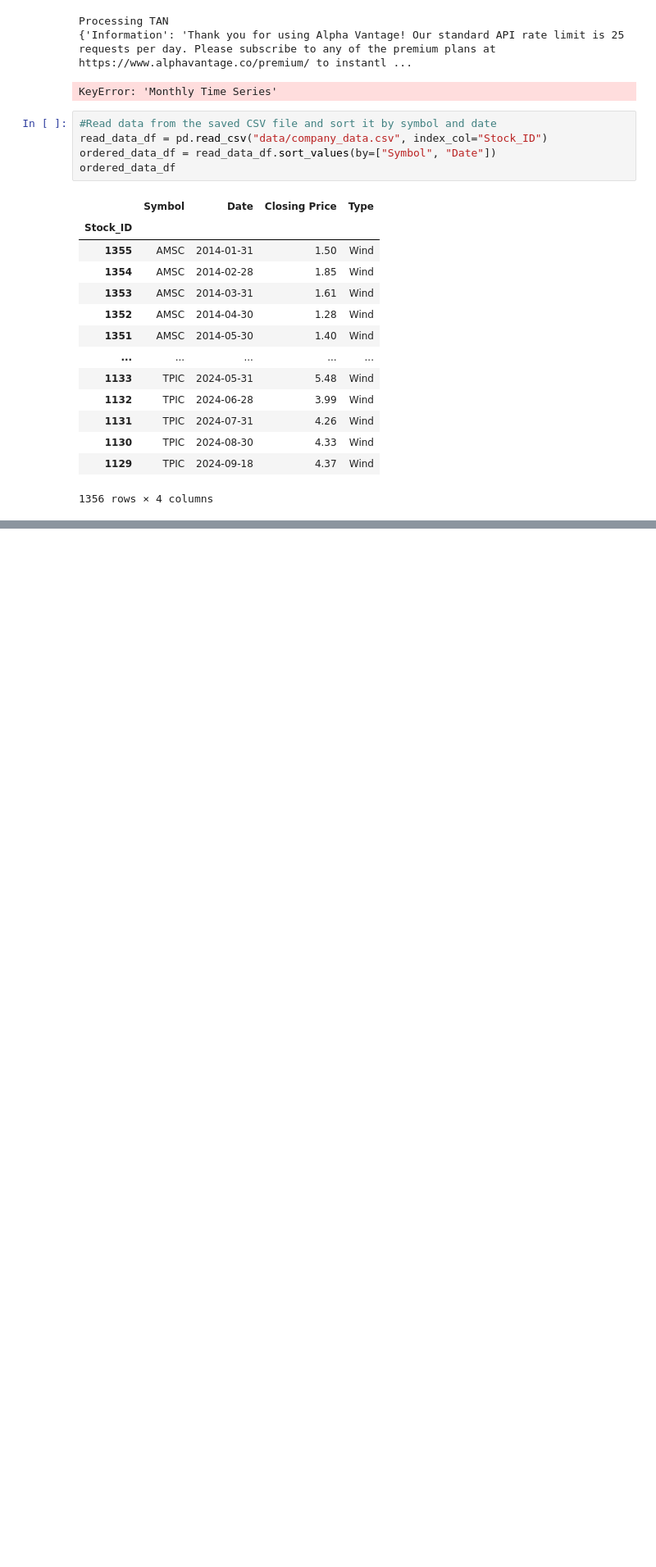
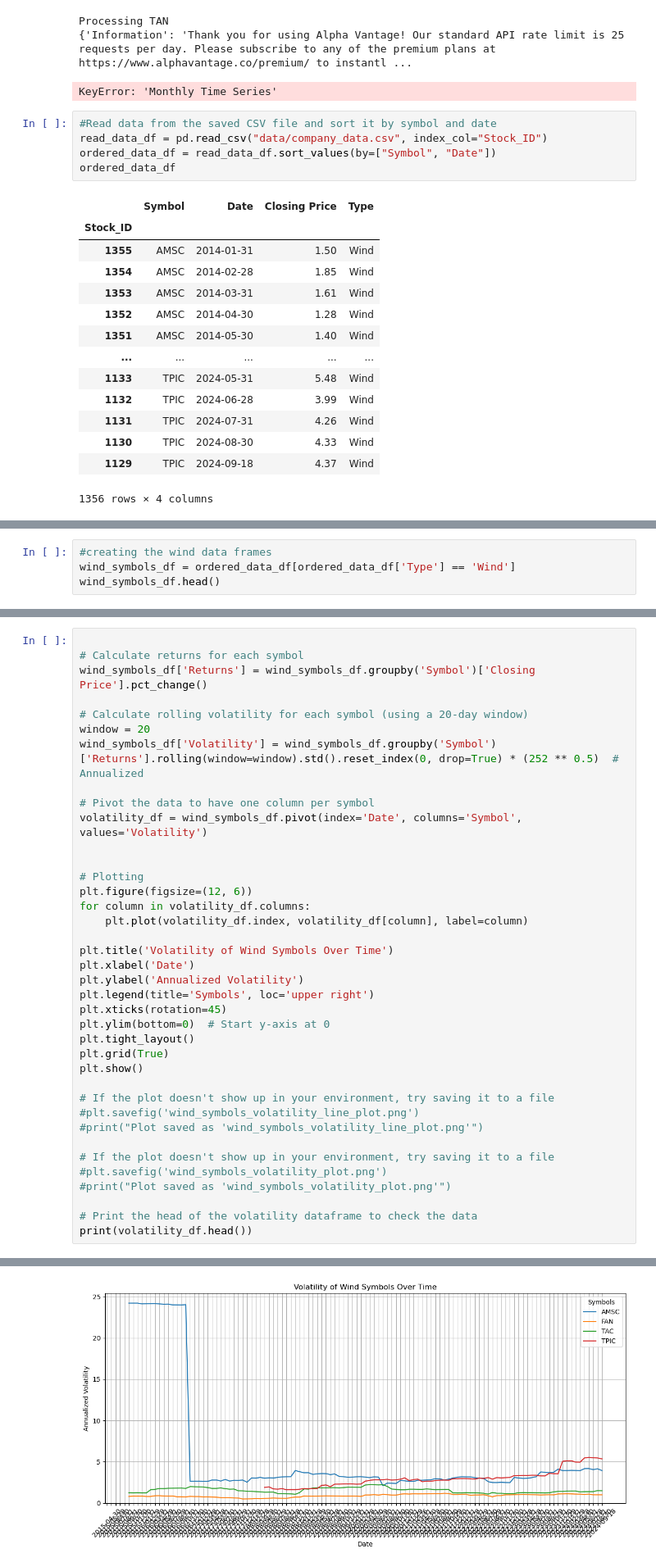
Before and after one commit to shalini1807/Project-1, a Jupyter notebook: project 1-shalini.ipynb, the cells around one changed output, grey strips where cells are left out. Shown: that part at 82% size. Drawn from its saved outputs; the diff is of its cells as text; blank space fills up the shorter version.

```diff
--- a/project 1-shalini.ipynb
+++ b/project 1-shalini.ipynb
@@ -81,0 +101,4 @@ ordered_data_df
+# %%
+#creating the wind data frames
+wind_symbols_df = ordered_data_df[ordered_data_df['Type'] == 'Wind']
+wind_symbols_df.head()
@@ -81,0 +124,39 @@ ordered_data_df
+# %%
+
+# Calculate returns for each symbol
+wind_symbols_df['Returns'] = wind_symbols_df.groupby('Symbol')['Closing Price'].pct_change()
+
+# Calculate rolling volatility for each symbol (using a 20-day window)
+window = 20
+wind_symbols_df['Volatility'] = wind_symbols_df.groupby('Symbol')['Returns'].rolling(window=window).std().reset_index(0, drop=True) * (252 ** 0.5)  # Annualized
+
+# Pivot the data to have one column per symbol
+volatility_df = wind_symbols_df.pivot(index='Date', columns='Symbol', values='Volatility')
+
+
+# Plotting
+plt.figure(figsize=(12, 6))
+for column in volatility_df.columns:
+    plt.plot(volatility_df.index, volatility_df[column], label=column)
+
+plt.title('Volatility of Wind Symbols Over Time')
+plt.xlabel('Date')
+plt.ylabel('Annualized Volatility')
+plt.legend(title='Symbols', loc='upper right')
+plt.xticks(rotation=45)
+plt.ylim(bottom=0)  # Start y-axis at 0
+plt.tight_layout()
+plt.grid(True)
+plt.show()
+
+# If the plot doesn't show up in your environment, try saving it to a file
+#plt.savefig('wind_symbols_volatility_line_plot.png')
+#print("Plot saved as 'wind_symbols_volatility_line_plot.png'")
+
+# If the plot doesn't show up in your environment, try saving it to a file
+#plt.savefig('wind_symbols_volatility_plot.png')
+#print("Plot saved as 'wind_symbols_volatility_plot.png'")
+
+# Print the head of the volatility dataframe to check the data
+print(volatility_df.head())
+# %% [output]
@@ -81,0 +173 @@ ordered_data_df
+[figure, added]
```
Also changed, not shown: parts of 10 cells of this notebook, 2 other files.
